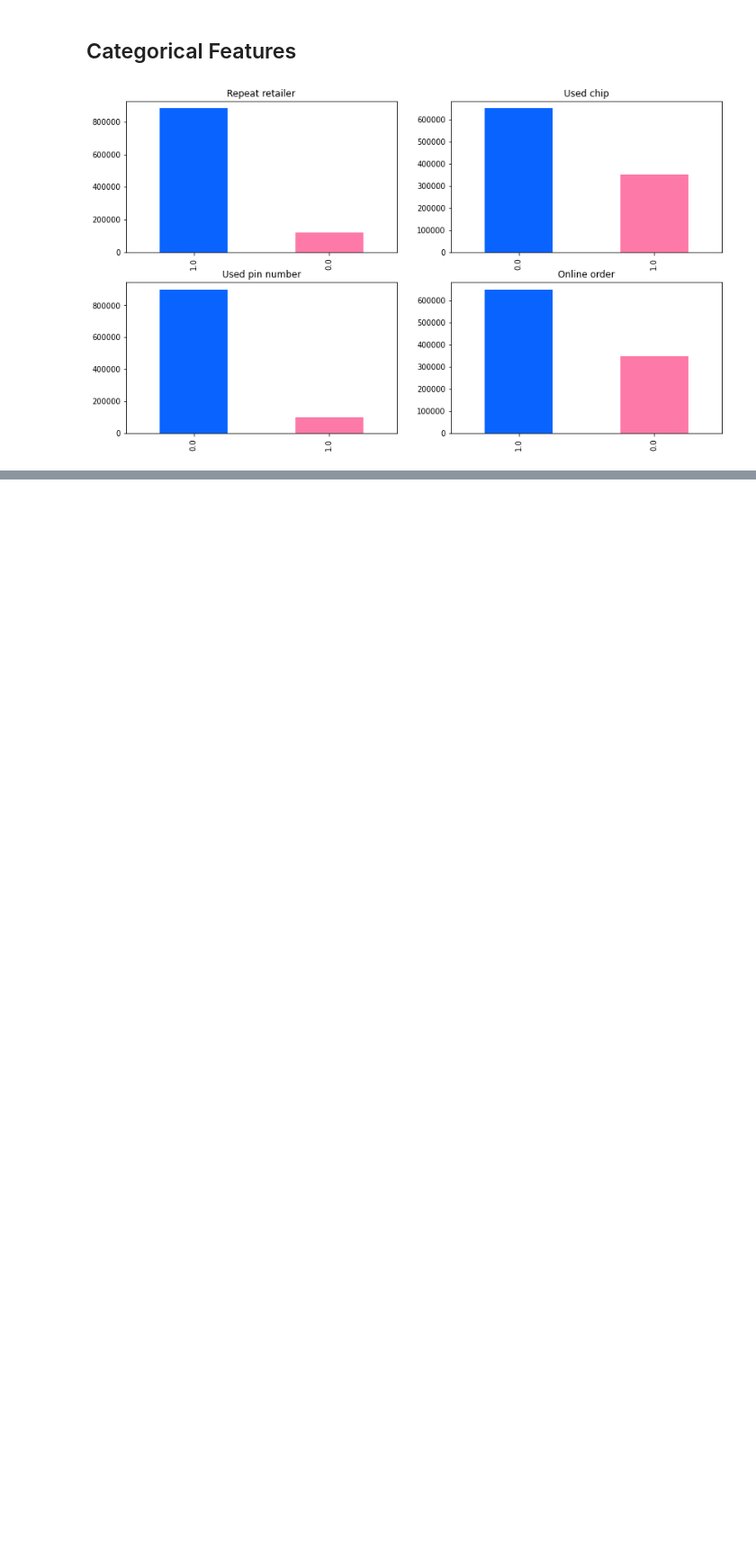
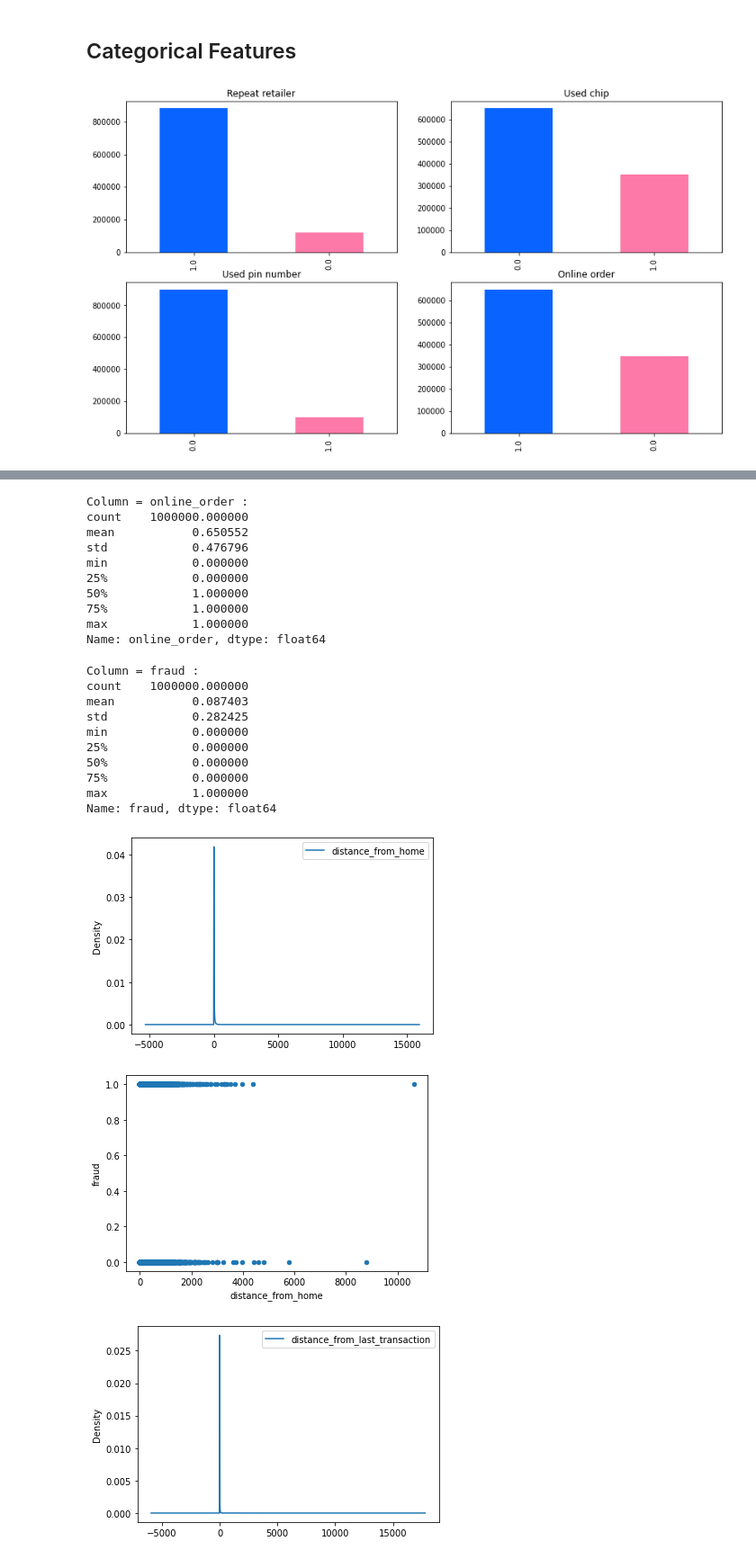
Before and after one commit to Nader-Youhanna/Credit-Card-Fraud-Detection, a Jupyter notebook: Explore Data.ipynb, the cells around one changed output, grey strips where cells are left out. Shown: that part at 90% size. Saved outputs shown, nothing was run; the diff lists cells and outputs as text; code cells hidden in the pictures; blank space fills up the shorter version.

```diff
--- a/Explore Data.ipynb
+++ b/Explore Data.ipynb
@@ -106,3 +106,12 @@ data['online_order'].value_counts().plot(kind='bar', color = ['#0964ff','#fd79a8
 plt.show()
 # %% [output]
 [figure]
+# %%
+def plotting(df : pd.DataFrame, col : str):
+    df.plot.density(y=col)
+    df.plot.scatter(x=col, y="fraud")
+    print(f"Column = {col} : \n{df[col].describe()}")
+# %%
+for col in data.columns:
+    plotting(data, col)
+# %% [output]
@@ -108,0 +178,23 @@ plt.show()
+Column = online_order :
+count    1000000.000000
+mean           0.650552
+std            0.476796
+min            0.000000
+25%            0.000000
+50%            1.000000
+75%            1.000000
+max            1.000000
+Name: online_order, dtype: float64
+Column = fraud :
+count    1000000.000000
+mean           0.087403
+std            0.282425
+min            0.000000
+25%            0.000000
+50%            0.000000
+75%            0.000000
+max            1.000000
+Name: fraud, dtype: float64
+[figure, added]
+[figure, added]
+[figure, added]
```
Also changed, not shown: parts of 1 cell of this notebook, 1 other file.
